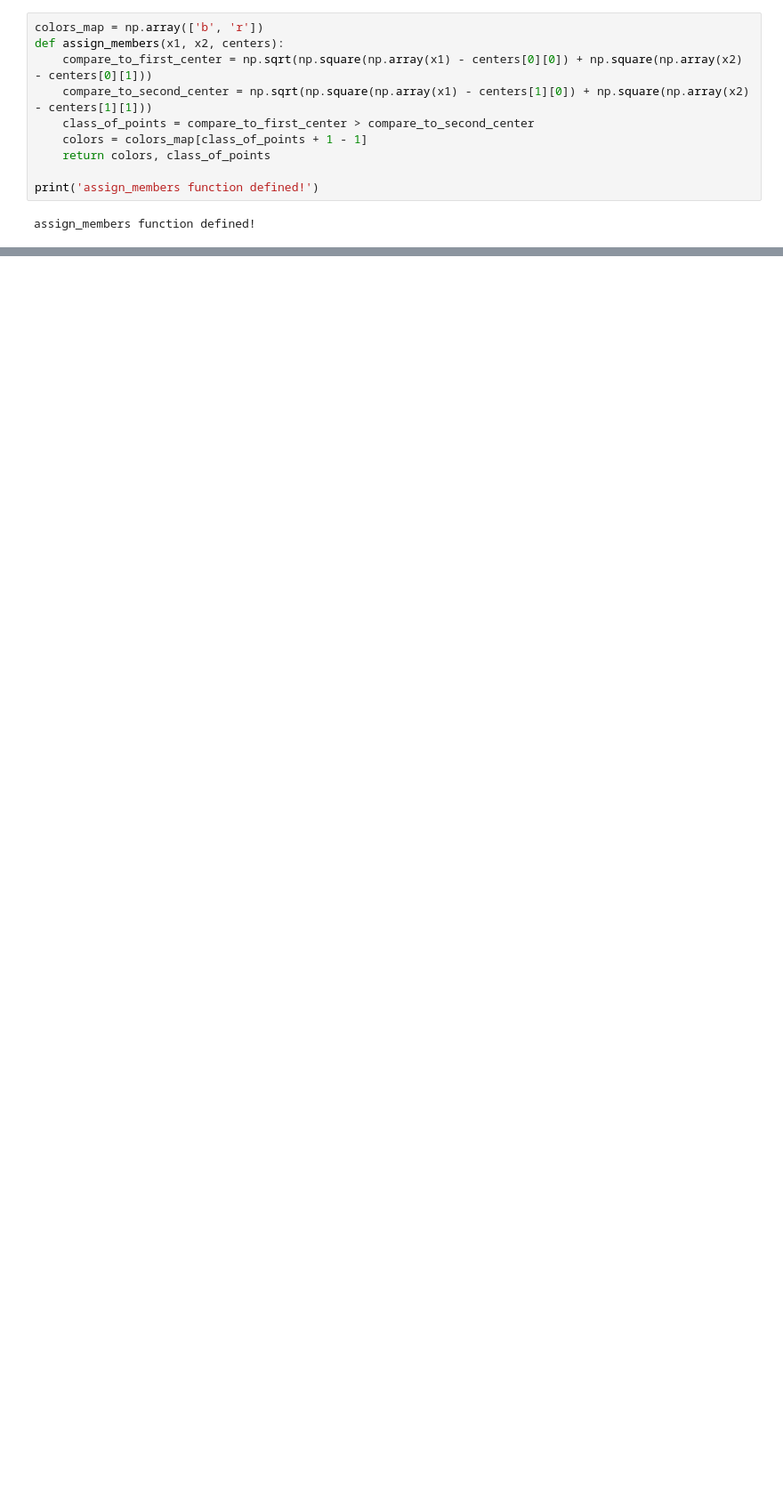
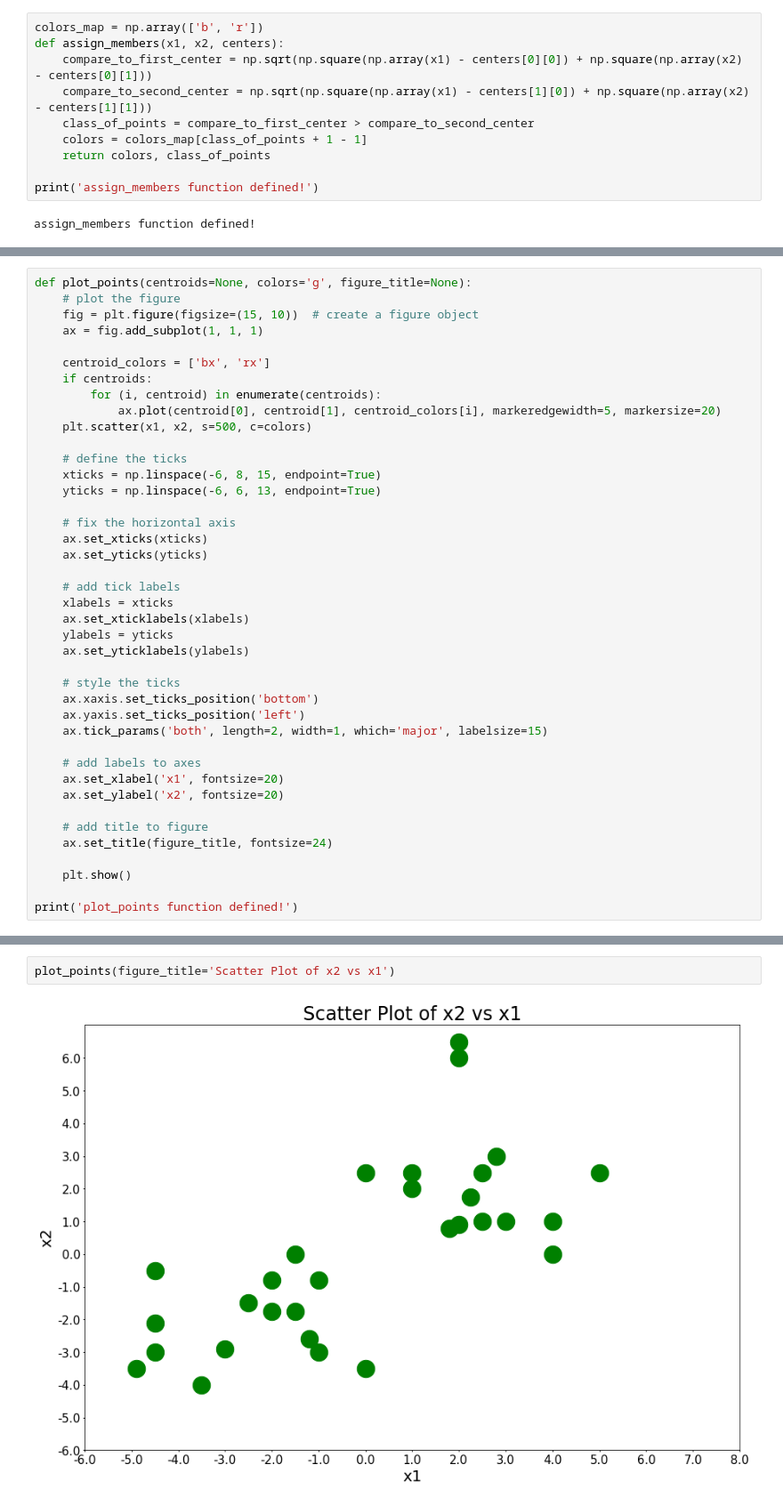
Before and after one commit to AhmedZIANE/Coursera_Capstone, a Jupyter notebook: K-means clustering.ipynb, the cells around one changed output, grey strips where cells are left out. Shown at 89% size. Cells and saved outputs as stored; diff of their text form; blank space fills up the shorter version.

```diff
--- a/K-means clustering.ipynb
+++ b/K-means clustering.ipynb
@@ -37,0 +54,41 @@ assign_members function defined!
+# %%
+def plot_points(centroids=None, colors='g', figure_title=None):
+    # plot the figure
+    fig = plt.figure(figsize=(15, 10))  # create a figure object
+    ax = fig.add_subplot(1, 1, 1)
+
+    centroid_colors = ['bx', 'rx']
+    if centroids:
+        for (i, centroid) in enumerate(centroids):
+            ax.plot(centroid[0], centroid[1], centroid_colors[i], markeredgewidth=5, markersize=20)
+    plt.scatter(x1, x2, s=500, c=colors)
+
+    # define the ticks
+    xticks = np.linspace(-6, 8, 15, endpoint=True)
+    yticks = np.linspace(-6, 6, 13, endpoint=True)
+
+    # fix the horizontal axis
+    ax.set_xticks(xticks)
+    ax.set_yticks(yticks)
+
+    # add tick labels
+    xlabels = xticks
+    ax.set_xticklabels(xlabels)
+    ylabels = yticks
+    ax.set_yticklabels(ylabels)
+
+    # style the ticks
+    ax.xaxis.set_ticks_position('bottom')
+    ax.yaxis.set_ticks_position('left')
+    ax.tick_params('both', length=2, width=1, which='major', labelsize=15)
+
+    # add labels to axes
+    ax.set_xlabel('x1', fontsize=20)
+    ax.set_ylabel('x2', fontsize=20)
+
+    # add title to figure
+    ax.set_title(figure_title, fontsize=24)
+
+    plt.show()
+
+print('plot_points function defined!')
@@ -37,0 +99,4 @@ assign_members function defined!
+# %%
+plot_points(figure_title='Scatter Plot of x2 vs x1')
+# %% [output]
+[figure, added]
```
Also changed, not shown: parts of 21 cells of this notebook.
